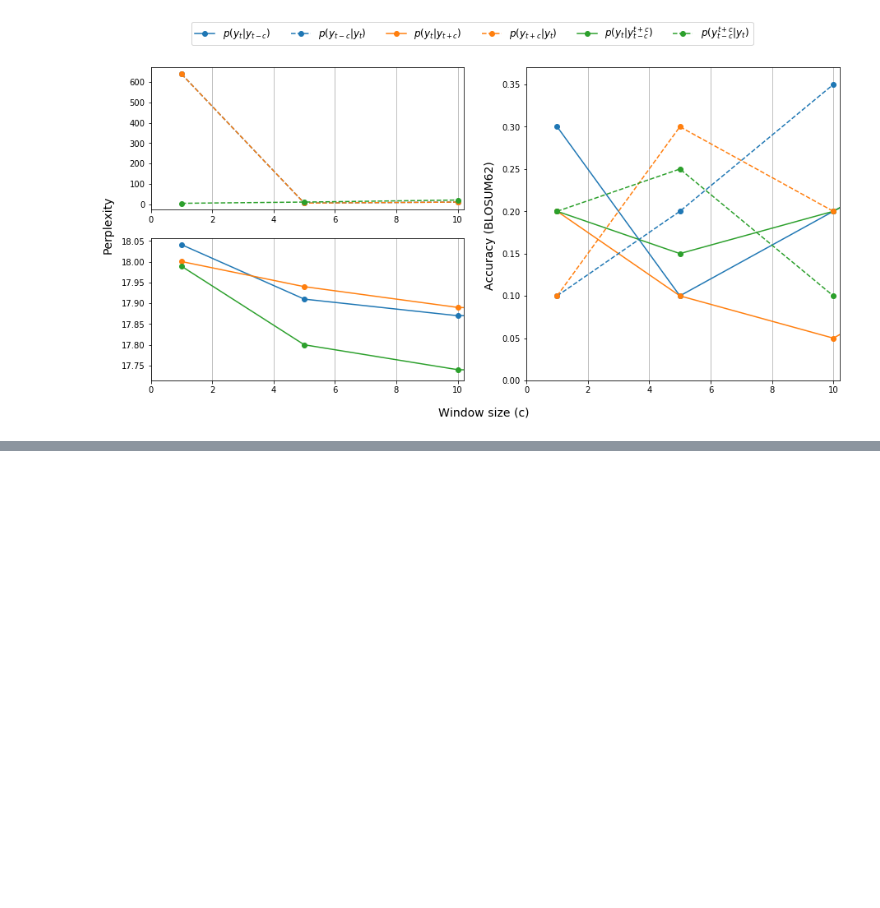
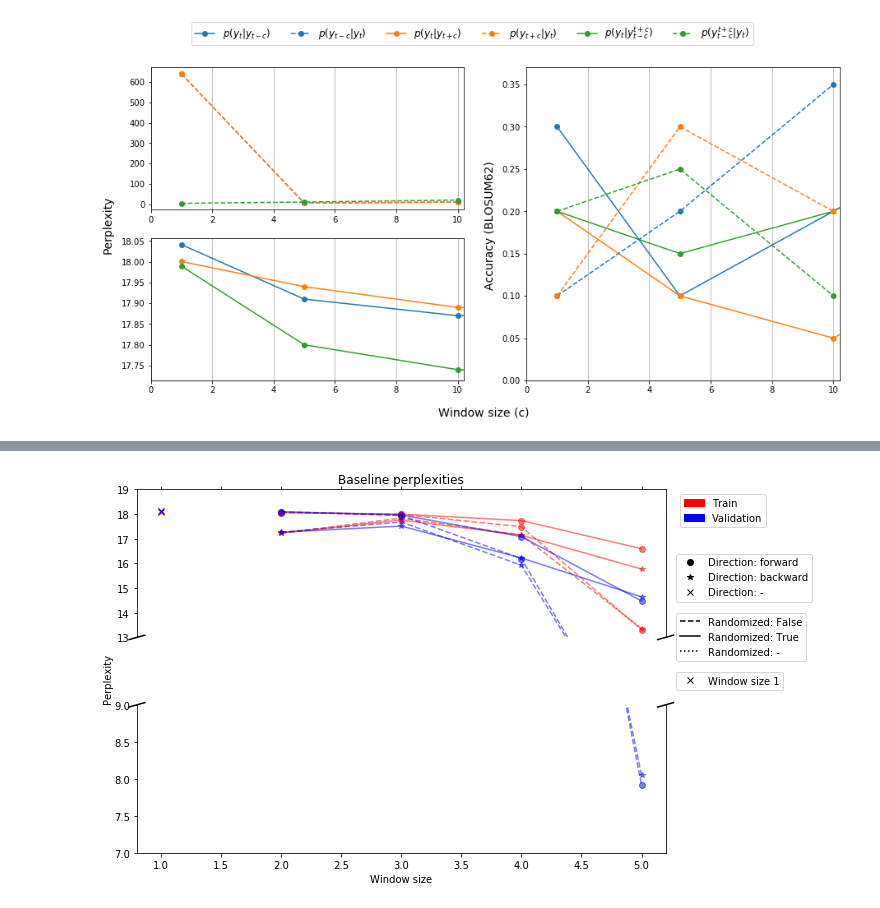
Before and after one commit to mari756h/The_unemployed_cells, a Jupyter notebook: notebooks/Visualize.ipynb, the cells around one changed output, grey strips where cells are left out. Saved outputs shown, nothing was run; the diff lists cells and outputs as text; code cells hidden in the pictures; blank space fills up the shorter version.

```diff
--- a/notebooks/Visualize.ipynb
+++ b/notebooks/Visualize.ipynb
@@ -6,7 +10,8 @@ import sys
 import os
 import pandas as pd
 # %%
-wkdir = '/Users/Marianne/Dropbox (Personlig)/DTU/9. semester/02456_Deep_learning/project/results/'
+wkdir = '../../../../OneDrive - Danmarks Tekniske Universitet/'
+# wkdir = '/Users/Marianne/Dropbox (Personlig)/DTU/9. semester/02456_Deep_learning/project/results/'
 # %% [markdown]
 # Visualize performances
 # %%
@@ -123,0 +176,77 @@ plt.savefig(wkdir+'performances.pdf', dpi=1000)
+# %%
+df_baseline = pd.read_excel(wkdir+'results_loss_perp_acc.xlsx', sheet_name='baseline')
+# df_sg = pd.read_excel(wkdir+'results_loss_perp_acc.xlsx', sheet_name='skip-gram')
+# df_cbow = pd.read_excel(wkdir+'results_loss_perp_acc.xlsx', sheet_name='cbow')
+# %%
+f, (ax, ax2) = plt.subplots(2, 1, sharex=True, figsize=(10,6))
+
+for direction in np.unique(df_baseline.direction):
+    for randomized in np.unique(df_baseline.randomized):
+        df_filtered = df_baseline.loc[
+            (df_baseline.direction == direction) &
+            (df_baseline.randomized == randomized)
+        ]
+        ax.plot(df_filtered.window, df_filtered["train perp"],
+                marker=direction_symbols[direction],
+                linestyle=randomized_lines[randomized],
+                color=data_colors["Train"],
+                alpha=0.5)
+        ax.plot(df_filtered.window, df_filtered["valid perp"],
+                marker=direction_symbols[direction],
+                linestyle=randomized_lines[randomized],
+                c=data_colors["Validation"], alpha=0.5)
+
+        ax2.plot(df_filtered.window, df_filtered["train perp"],
+                marker=direction_symbols[direction],
+                linestyle=randomized_lines[randomized],
+                color=data_colors["Train"],
+                alpha=0.5)
+        ax2.plot(df_filtered.window, df_filtered["valid perp"],
+                marker=direction_symbols[direction],
+                linestyle=randomized_lines[randomized],
+                c=data_colors["Validation"], alpha=0.5)
+# window size 1
+ax.plot(1, 18.090, marker='x', linestyle='None', color=data_colors["Train"])
+ax.plot(1, 18.126, marker='x', linestyle='None', color=data_colors["Validation"])
+
+# set axis limits
+ax.set_ylim(13, 19)
+ax2.set_ylim(7, 9)
+
+# legends
+leg1 = ax.legend(handles=color_legends[:-1], bbox_to_anchor=(1.2, 1))
+leg2 = ax.legend(handles=direction_legend, bbox_to_anchor=(1.01, 0.6))
+leg3 = ax.legend(handles=ramdomized_legend, bbox_to_anchor=(1.01, 0.2))
+leg4 = ax.legend(
+    handles=[mlines.Line2D([], [], marker='x', linestyle='None', color='black', label="Window size 1")],
+    bbox_to_anchor=(1.01,-0.2)
+)
+ax.add_artist(leg1)
+ax.add_artist(leg2)
+ax.add_artist(leg3)
+
+# beautify
+ax.spines['bottom'].set_visible(False)
+ax2.spines['top'].set_visible(False)
+ax.xaxis.tick_top()
+ax.tick_params(labeltop=False)
+ax2.xaxis.tick_bottom()
+
+# broken lines on axes
+d = .015
+kwargs = dict(transform=ax.transAxes, color='k', clip_on=False)
+ax.plot((-d, +d), (-d, +d), **kwargs)
+ax.plot((1 - d, 1 + d), (-d, +d), **kwargs)
+kwargs.update(transform=ax2.transAxes)
+ax2.plot((-d, +d), (1 - d, 1 + d), **kwargs)
+ax2.plot((1 - d, 1 + d), (1 - d, 1 + d), **kwargs)
+
+ax.title.set_text("Baseline perplexities")
+ax2.set_xlabel('Window size')
+f.text(0, 0.5, 'Perplexity', va='center', rotation='vertical')
+
+plt.tight_layout()
+plt.savefig('../data/baseline_plot.png')
+plt.show()
+# %% [output]
+[figure, added]
```
Also changed, not shown: parts of 20 cells of this notebook, 3 other files.
